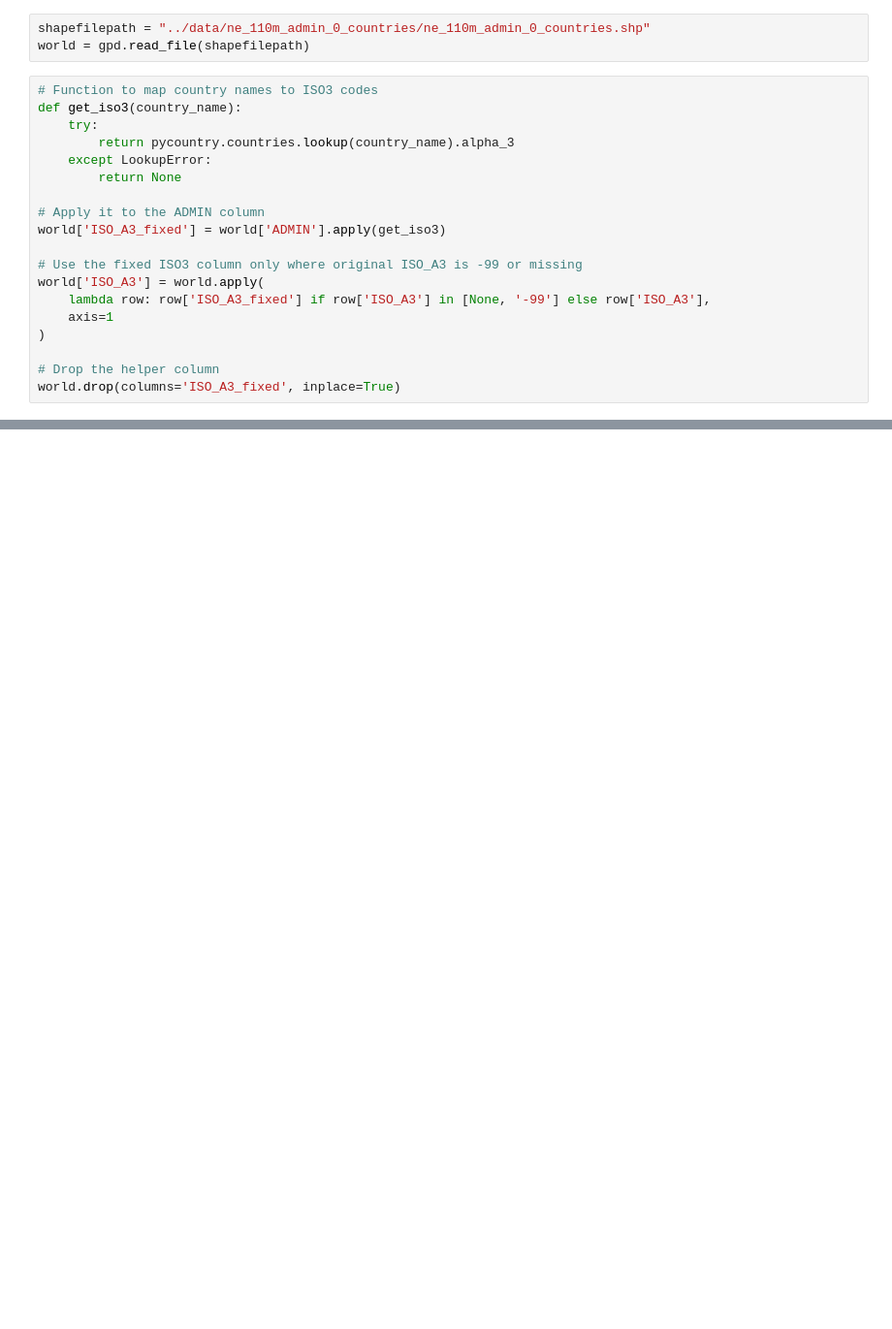
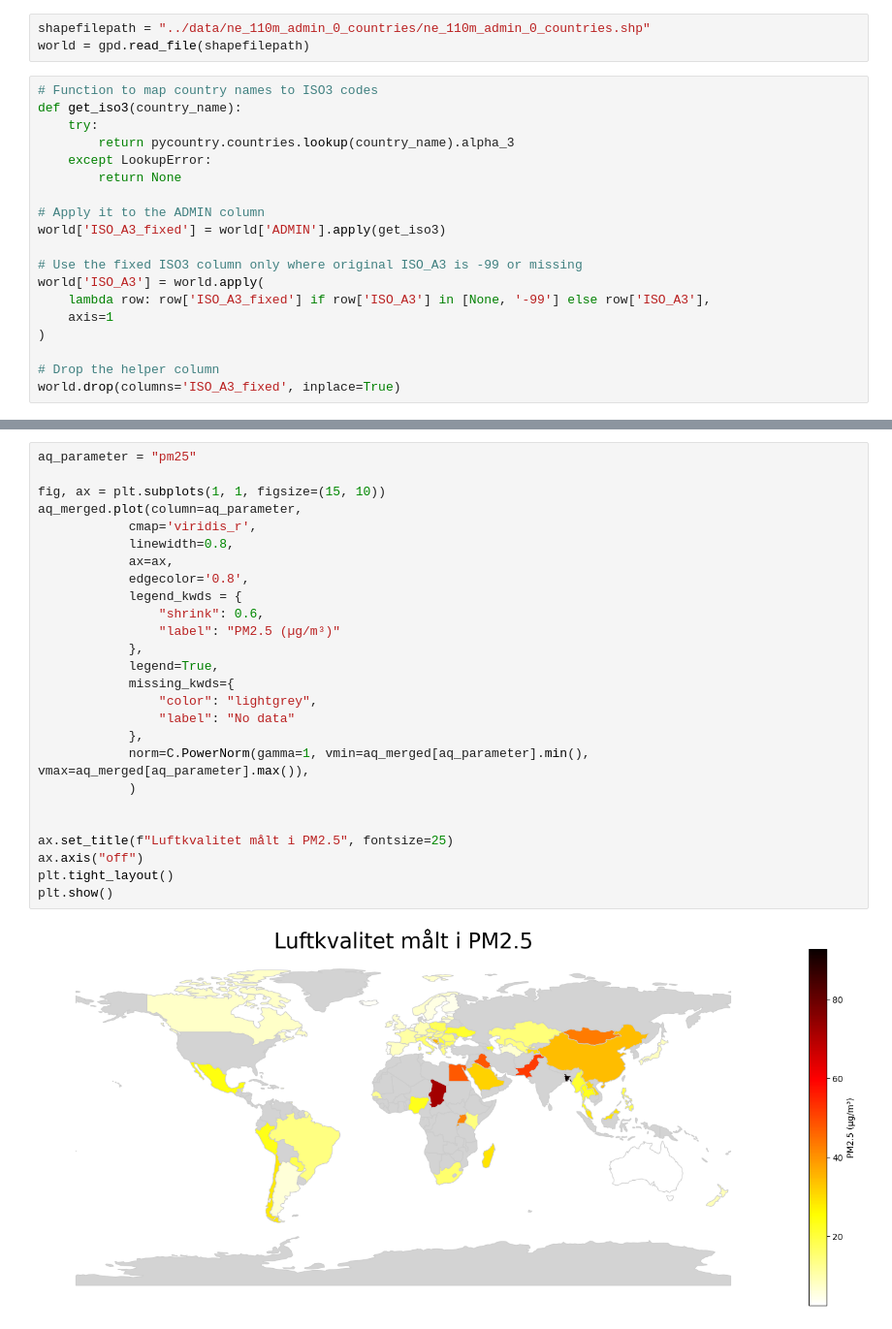
Before and after one commit to Chrispoo3680/air-quiality-vs-illness, a Jupyter notebook: notebooks/geopandas_test.ipynb, the cells around one changed output, grey strips where cells are left out. Shown: that part at 97% size. Drawn from its saved outputs; the diff is of its cells as text; blank space fills up the shorter version.

```diff
--- a/notebooks/geopandas_test.ipynb
+++ b/notebooks/geopandas_test.ipynb
@@ -68,0 +76,28 @@ plt.show()
+# %%
+aq_parameter = "pm25"
+
+fig, ax = plt.subplots(1, 1, figsize=(15, 10))
+aq_merged.plot(column=aq_parameter,
+            cmap='viridis_r',
+            linewidth=0.8,
+            ax=ax,
+            edgecolor='0.8',
+            legend_kwds = {
+                "shrink": 0.6,
+                "label": "PM2.5 (µg/m³)"
+            },
+            legend=True,
+            missing_kwds={
+                "color": "lightgrey",
+                "label": "No data"
+            },
+            norm=C.PowerNorm(gamma=1, vmin=aq_merged[aq_parameter].min(), vmax=aq_merged[aq_parameter].max()),
+            )
+
+
+ax.set_title(f"Luftkvalitet målt i PM2.5", fontsize=25)
+ax.axis("off")
+plt.tight_layout()
+plt.show()
+# %% [output]
+[figure, added]
```
Also changed, not shown: parts of 4 cells of this notebook, 3 other files.
